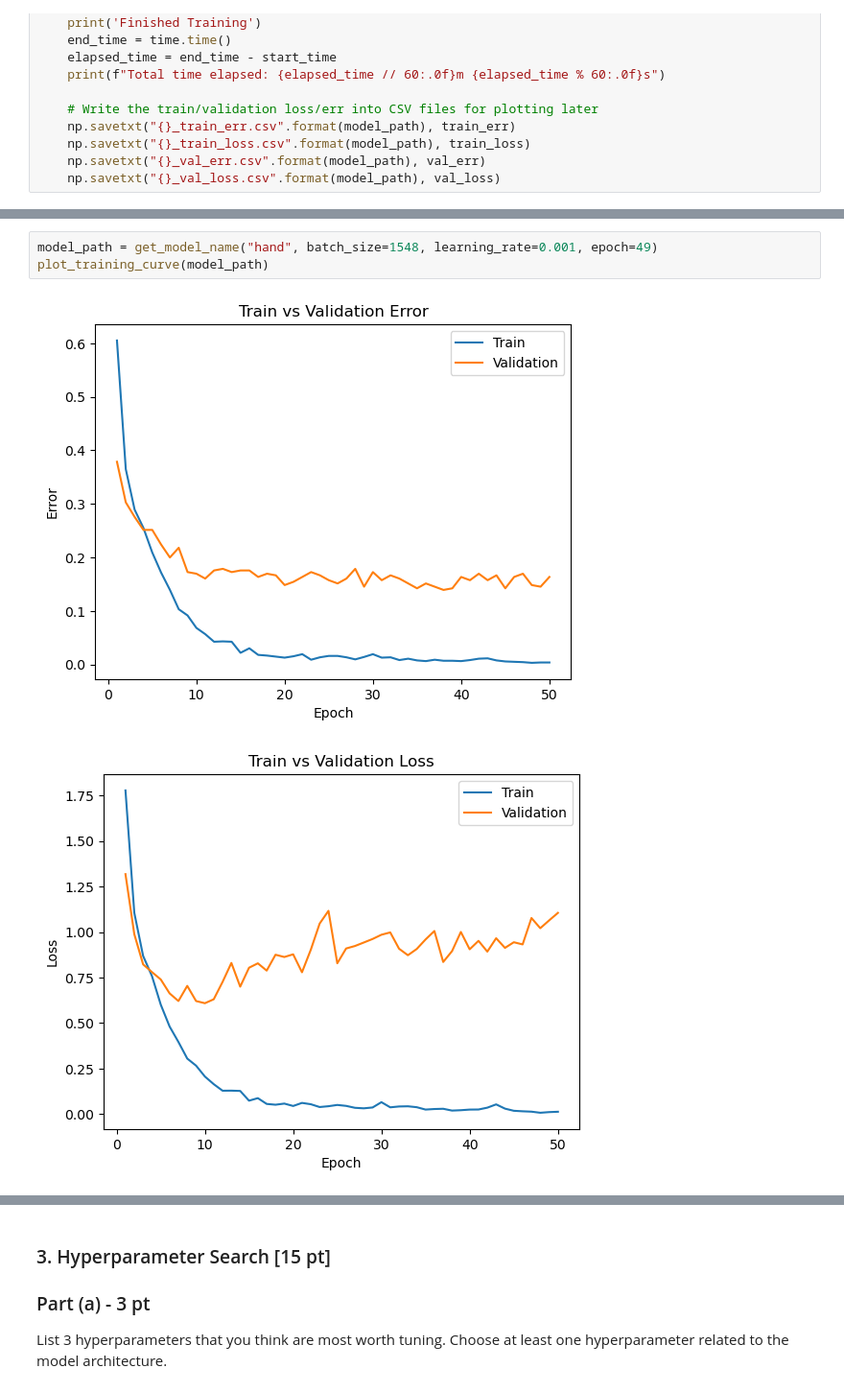
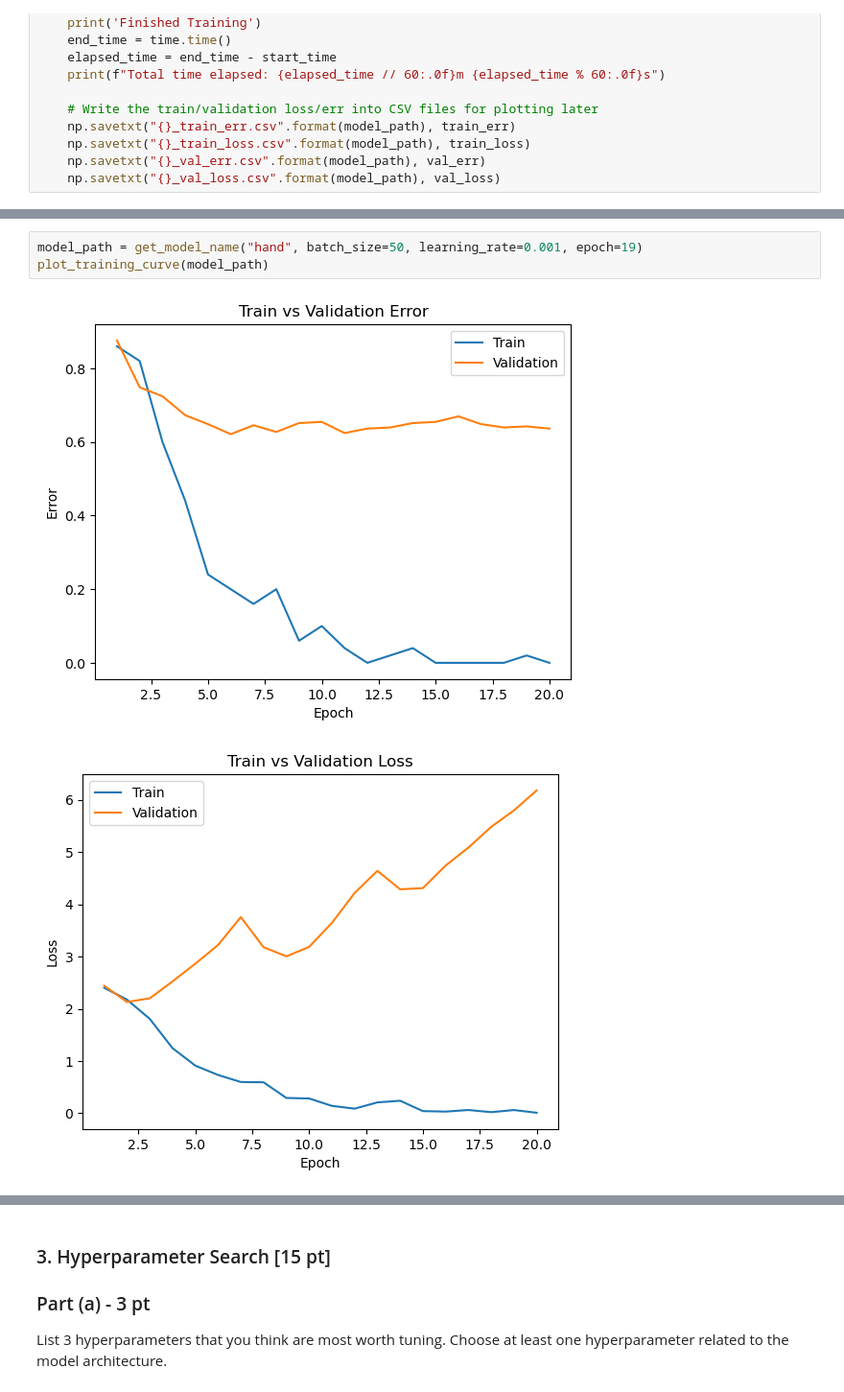
Before and after one commit to shirwewe/aps360-labs, a Jupyter notebook: lab3/Lab3 Gesture Recognition.ipynb, the cells around one changed output, grey strips where cells are left out. Shown: that part at 96% size. Saved outputs shown, nothing was run; the diff lists cells and outputs as text.

```diff
--- a/lab3/Lab3 Gesture Recognition.ipynb
+++ b/lab3/Lab3 Gesture Recognition.ipynb
@@ -590,8 +609,8 @@ NameError: name 'train_loader_small' is not defined
 # %%
-model_path = get_model_name("hand", batch_size=1548, learning_rate=0.001, epoch=49)
+model_path = get_model_name("hand", batch_size=50, learning_rate=0.001, epoch=19)
 plot_training_curve(model_path)
 # %% [output]
-[figure, old version]
+[figure, new version]
-[figure, old version]
+[figure, new version]
 # %%
 train_error, train_loss = evaluate(model, train_loader, nn.CrossEntropyLoss())
```
Also changed, not shown: parts of 34 cells of this notebook.
